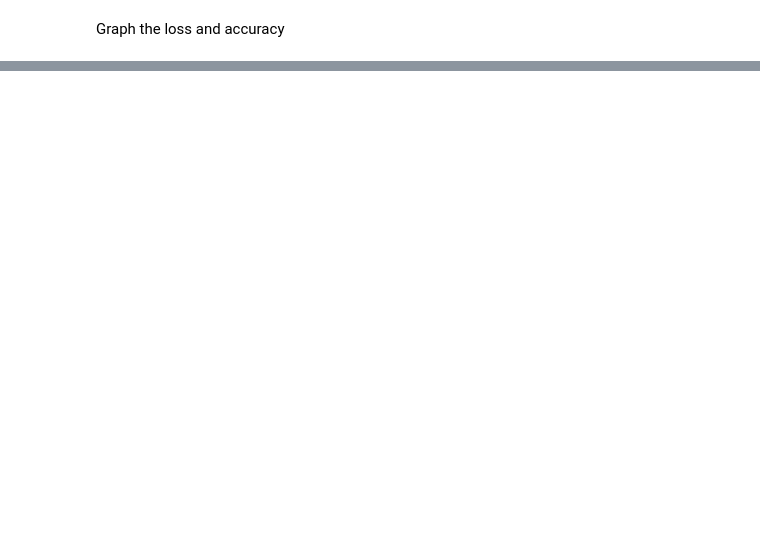
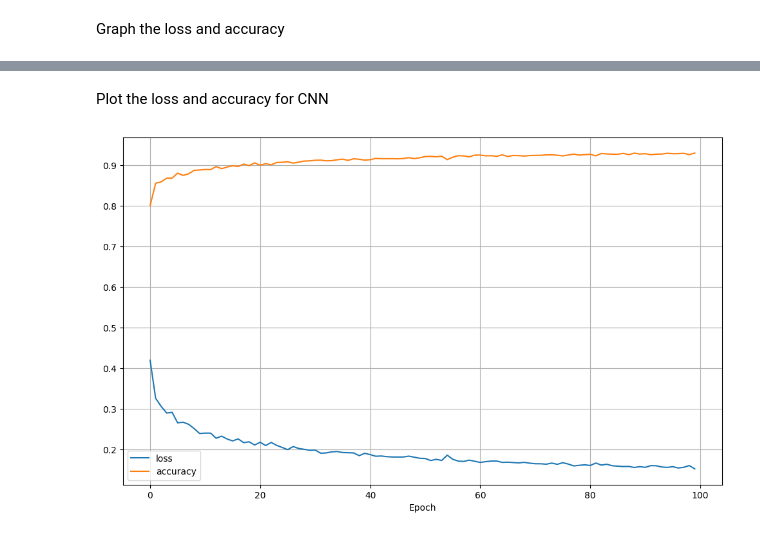
Before and after one commit to janumiko/Mushroom_Prediction, a Jupyter notebook: mushrooms.ipynb, the cells around one changed output, grey strips where cells are left out. Drawn from its saved outputs; the diff is of its cells as text; code cells hidden in the pictures; blank space fills up the shorter version.

```diff
--- a/mushrooms.ipynb
+++ b/mushrooms.ipynb
@@ -337,0 +417,7 @@ plt.show()
+# %%
+cnn_history = cnn.fit(
+    X_train_onehot.reshape(X_train_onehot.shape[0], X_train_onehot.shape[1], 1),
+    y_train,
+    epochs=100,
+    batch_size=32,
+)
@@ -337,0 +449,9 @@ plt.show()
+# %% [markdown]
+Plot the loss and accuracy for CNN
+# %%
+pd.DataFrame(cnn_history.history).plot(figsize=(12, 7))
+plt.grid(True)
+plt.xlabel("Epoch")
+plt.show()
+# %% [output]
+[figure, added]
```
Also changed, not shown: parts of 20 cells of this notebook.
